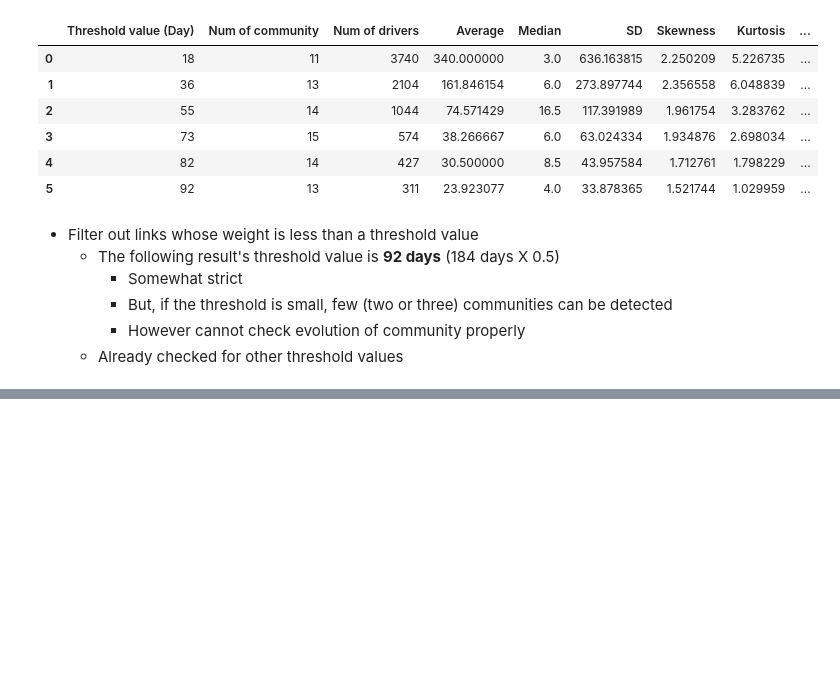
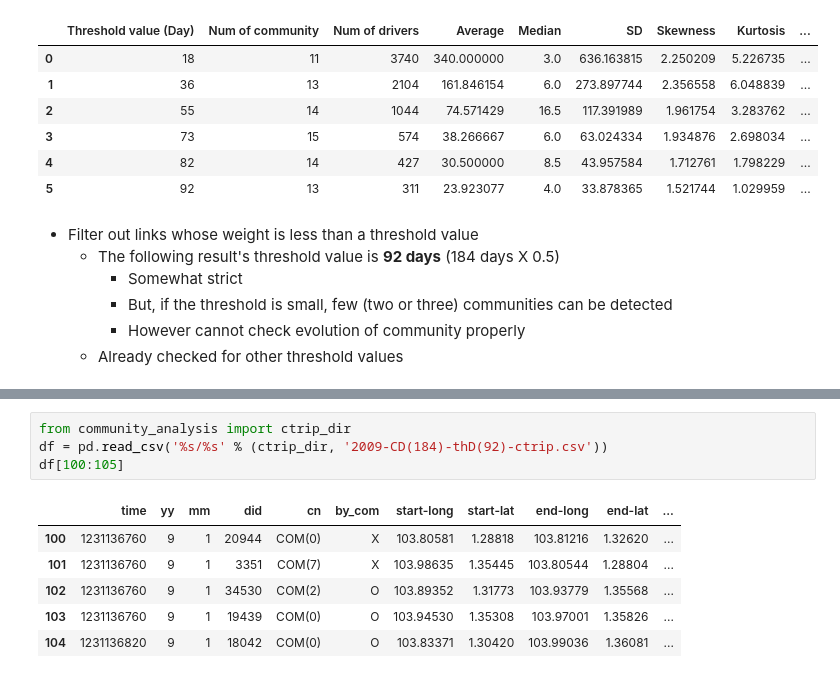
Before and after one commit to PeterGCM/taxi_projects, a Jupyter notebook: community_analysis/report/CA_report_jupyter_notebook.ipynb, the cells around one changed output, grey strips where cells are left out. Cells and saved outputs as stored; diff of their text form; blank space fills up the shorter version.

```diff
--- a/community_analysis/report/CA_report_jupyter_notebook.ipynb
+++ b/community_analysis/report/CA_report_jupyter_notebook.ipynb
@@ -132,0 +168,11 @@ df
+# %%
+from community_analysis import ctrip_dir
+df = pd.read_csv('%s/%s' % (ctrip_dir, '2009-CD(184)-thD(92)-ctrip.csv'))
+df[100:105]
+# %% [output]
+|  | time | yy | mm | did | cn | by_com | start-long | start-lat | end-long | end-lat | ... |
+| 100 | 1231136760 | 9 | 1 | 20944 | COM(0) | X | 103.80581 | 1.28818 | 103.81216 | 1.32620 | ... |
+| 101 | 1231136760 | 9 | 1 | 3351 | COM(7) | X | 103.98635 | 1.35445 | 103.80544 | 1.28804 | ... |
+| 102 | 1231136760 | 9 | 1 | 34530 | COM(2) | O | 103.89352 | 1.31773 | 103.93779 | 1.35568 | ... |
+| 103 | 1231136760 | 9 | 1 | 19439 | COM(0) | O | 103.94530 | 1.35308 | 103.97001 | 1.35826 | ... |
+| 104 | 1231136820 | 9 | 1 | 18042 | COM(0) | O | 103.83371 | 1.30420 | 103.99036 | 1.36081 | ... |
```
Also changed, not shown: parts of 13 cells of this notebook, 6 other files.
